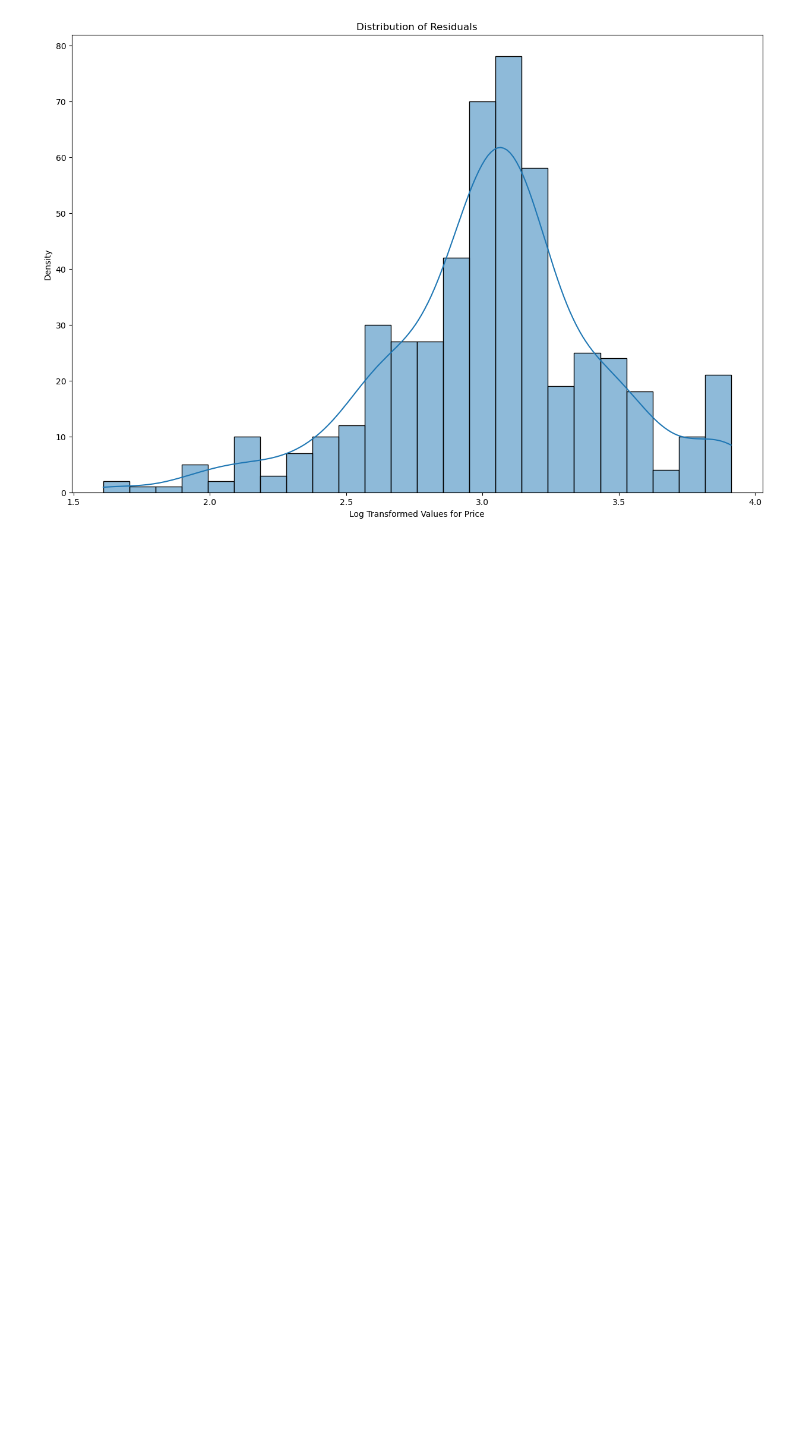
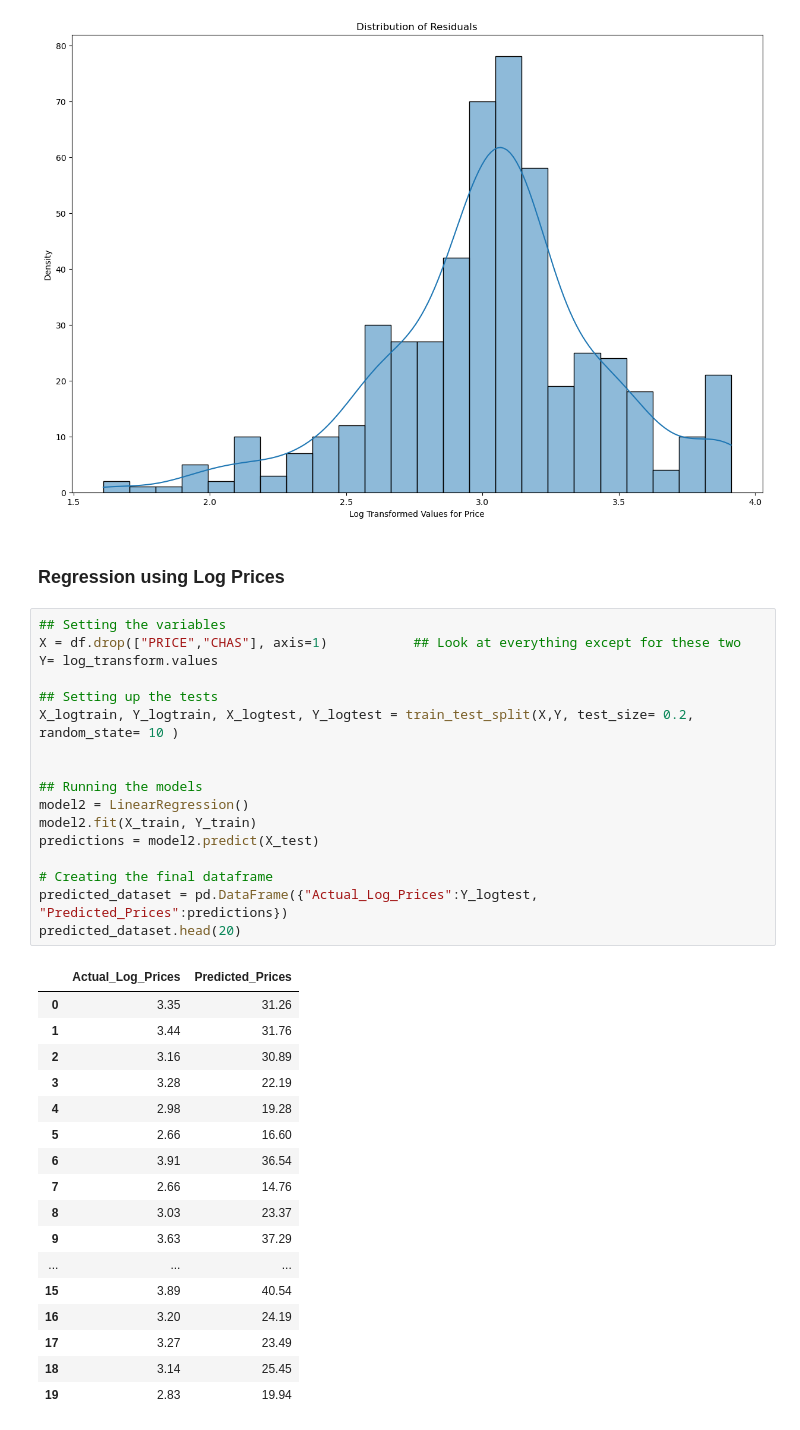
Before and after one commit to shane-221/Python_Basics, a Jupyter notebook: 09_Advanced-Data_Analysis(Pandas-Plotly-Seaborn)/81_Day_81_Multivariate_Regressions/main.ipynb, the cells around one changed output. Saved outputs shown, nothing was run; the diff lists cells and outputs as text; blank space fills up the shorter version.

Commit message:
Day 81 Completed log tranform functions and regressions

```diff
--- a/09_Advanced-Data_Analysis(Pandas-Plotly-Seaborn)/81_Day_81_Multivariate_Regressions/main.ipynb
+++ b/09_Advanced-Data_Analysis(Pandas-Plotly-Seaborn)/81_Day_81_Multivariate_Regressions/main.ipynb
@@ -463,3 +463,40 @@ plt.title(f"Distribution of Residuals")
 plt.show()
 # %% [output]
 [figure]
+# %% [markdown]
+### Regression using Log Prices
+# %%
+## Setting the variables
+X = df.drop(["PRICE","CHAS"], axis=1)           ## Look at everything except for these two
+Y= log_transform.values
+
+## Setting up the tests
+X_logtrain, Y_logtrain, X_logtest, Y_logtest = train_test_split(X,Y, test_size= 0.2, random_state= 10 )
+
+
+## Running the models
+model2 = LinearRegression()
+model2.fit(X_train, Y_train)
+predictions = model2.predict(X_test)
+
+# Creating the final dataframe
+predicted_dataset = pd.DataFrame({"Actual_Log_Prices":Y_logtest, "Predicted_Prices":predictions})
+predicted_dataset.head(20)
+# %% [output]
+|  | Actual_Log_Prices | Predicted_Prices |
+| 0 | 3.35 | 31.26 |
+| 1 | 3.44 | 31.76 |
+| 2 | 3.16 | 30.89 |
+| 3 | 3.28 | 22.19 |
+| 4 | 2.98 | 19.28 |
+| 5 | 2.66 | 16.60 |
+| 6 | 3.91 | 36.54 |
+| 7 | 2.66 | 14.76 |
+| 8 | 3.03 | 23.37 |
+| 9 | 3.63 | 37.29 |
+| ... | ... | ... |
+| 15 | 3.89 | 40.54 |
+| 16 | 3.20 | 24.19 |
+| 17 | 3.27 | 23.49 |
+| 18 | 3.14 | 25.45 |
+| 19 | 2.83 | 19.94 |
```
Also changed, not shown: parts of 1 cell of this notebook.
